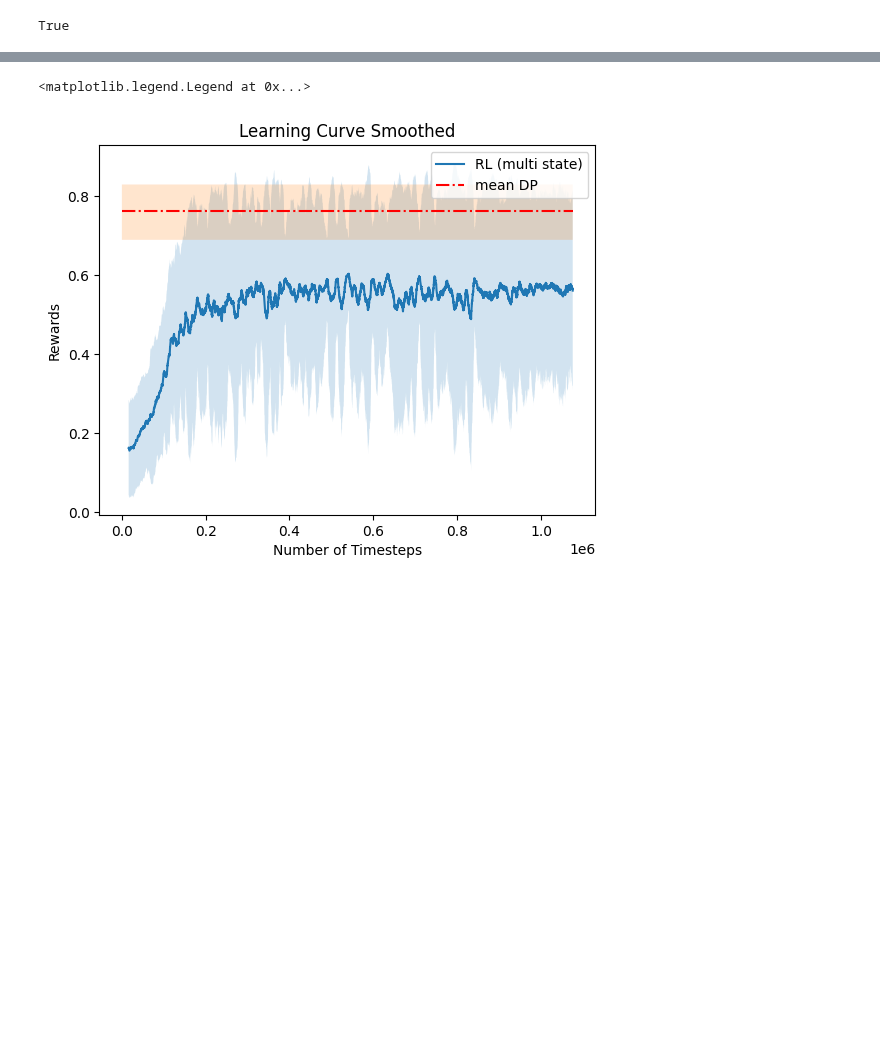
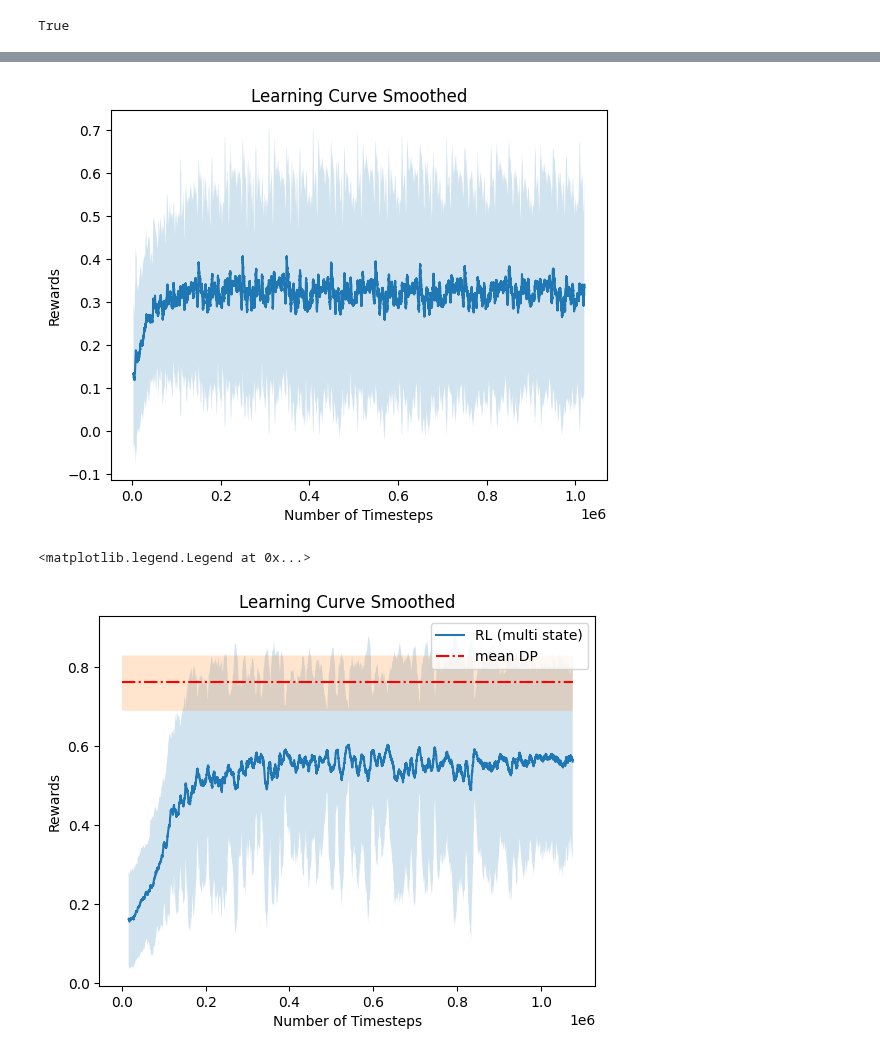
Before and after one commit to Farid-Najar/TransportersDilemma, a Jupyter notebook: RL/results.ipynb, the cells around one changed output, grey strips where cells are left out. Saved outputs shown, nothing was run; the diff lists cells and outputs as text; code cells hidden in the pictures; blank space fills up the shorter version.

```diff
--- a/RL/results.ipynb
+++ b/RL/results.ipynb
@@ -274,3 +260,7 @@ results_plotter.plot_results(
+# %%
+x = plot_results(log_dir, window=200, label='RL (multi state)')
+# %% [output]
+[figure, added]
 # %%
 with open('res_DP_K100_n100.pkl', 'rb') as f:
     data = pickle.load(f)
```
Also changed, not shown: parts of 6 cells of this notebook, 5 other files.
